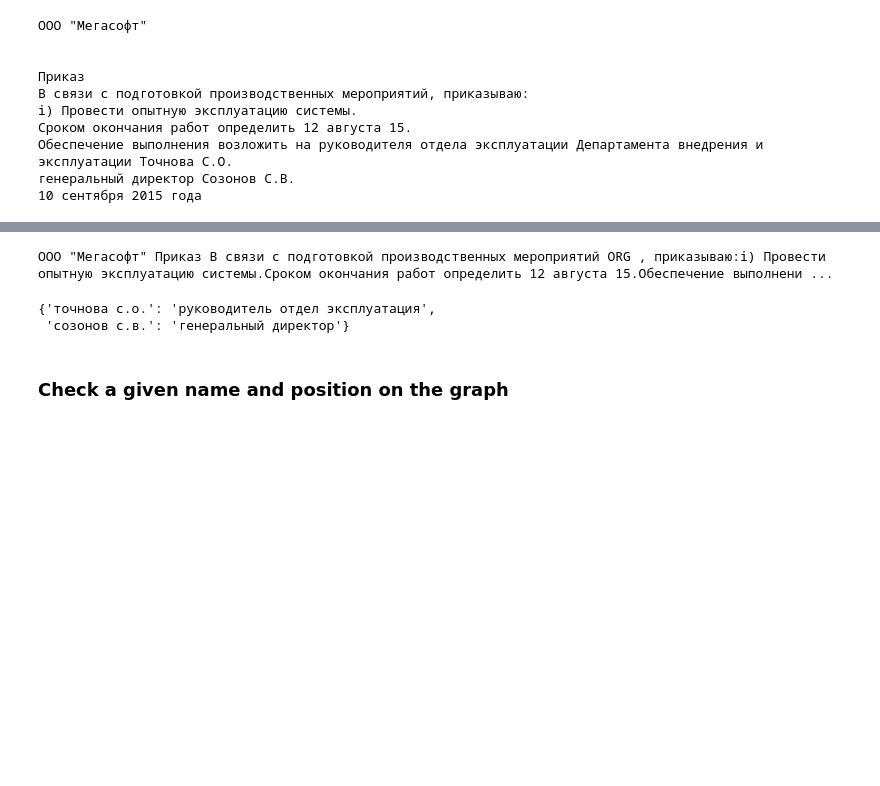
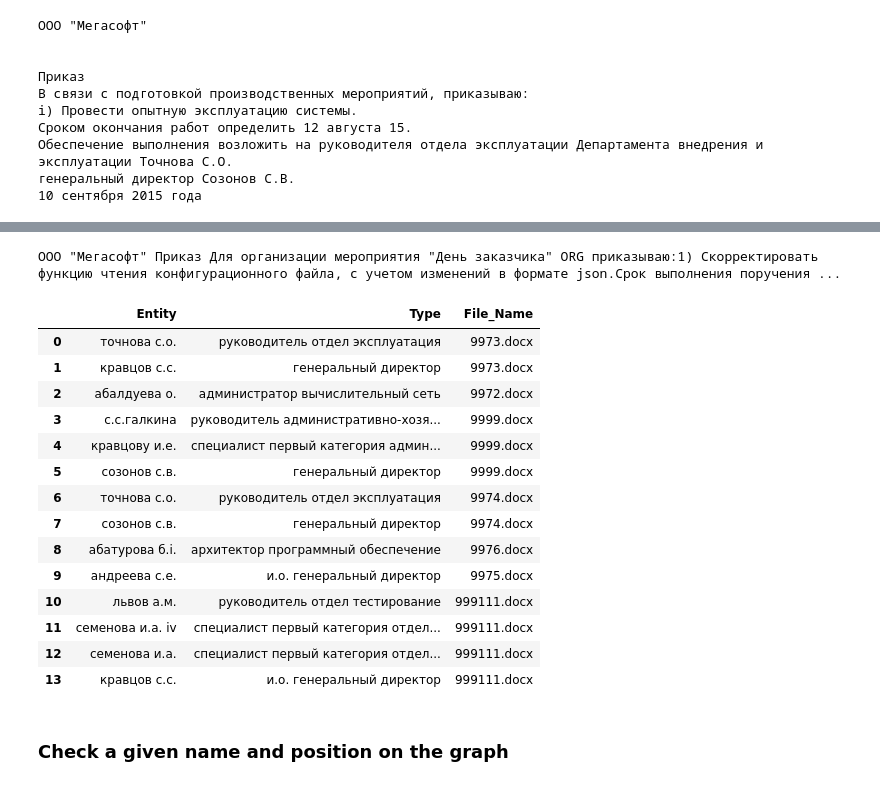
Before and after one commit to Somertonman/hackathon_2023, a Jupyter notebook: graph_org.ipynb, the cells around one changed output, grey strips where cells are left out. Saved outputs shown, nothing was run; the diff lists cells and outputs as text; code cells hidden in the pictures; blank space fills up the shorter version.

```diff
--- a/graph_org.ipynb
+++ b/graph_org.ipynb
@@ -435,16 +470,21 @@ i) Провести опытную эксплуатацию системы.
 # %%
+import random
 import spacy
+from spacy import displacy
 
 # Load the language model
 nlp = spacy.load("ru_core_news_lg")
 
-# Process text and create a doc object
-doc = nlp(text)
+# Select a random text from the dictionary
+random_text = random.choice(list(text_dict.values()))
+
+# Process the text and create a doc object
+doc = nlp(random_text)
 
 # Pass the doc object to displacy.render()
 displacy.render(doc, style='ent', jupyter=True)
 # %% [output]
-ООО "Мегасофт" Приказ В связи с подготовкой производственных мероприятий ORG , приказываю:i) Провести опытную эксплуатацию системы.Сроком окончания работ определить 12 августа 15.Обеспечение выполнени ...
+ООО "Мегасофт" Приказ Для организации мероприятия "День заказчика" ORG приказываю:1) Скорректировать функцию чтения конфигурационного файла, с учетом изменений в формате json.Срок выполнения поручения ...
 # %%
 def im_pad(text):
   morph = pymorphy2.MorphAnalyzer()
@@ -466,20 +506,59 @@ def name_to_initials(full_name):
     lastname = name_parts[0]
     initials = "".join([part[0] + "." for part in name_parts[1:]])
     return lastname + " " + initials
-# %%
-doc = nlp(text)
-names = []
-for ent in doc.ents:
-    if ent.label_ == "PER":
-        names.append(ent.text)
-
-dict_emp = {}
-for i in names:
-    dict_emp[name_to_initials(i.lower()).replace(". ", ".")] = im_pad(qa_pipeline(f"Какая должность у {i}?", text)['answer'])
-
-dict_emp
-# %% [output]
-{'точнова с.о.': 'руководитель отдел эксплуатация',
- 'созонов с.в.': 'генеральный директор'}
+# %%
+df_docx = pd.DataFrame(columns=['Entity', 'Type', 'File_Name'])
+
+# Loop through the files in the dictionary
+for file_name, text in text_dict.items():
+    # Process the text and create a doc object
+    doc = nlp(text)
+    names = []
+    for ent in doc.ents:
+        if ent.label_ == "PER":
+            names.append(ent.text)
+    dict_emp = {}
+    for i in names:
+        dict_emp[name_to_initials(i.lower()).replace(". ", ".")] = im_pad(qa_pipeline(f"Какая должность у {i}?", text)['answer'])
+    for entity, type in dict_emp.items():
+        df_docx = df_docx.append({'Entity': entity, 'Type': type, 'File_Name': file_name}, ignore_index=True)
+
+# Get all unique file names
+file_names = list(set(df_docx['File_Name']))
+
+# Assign a random color to each file name
+color_map = {}
+
+for i in range(len(file_names)):
+    color = random.choice(['red', 'green', 'blue', 'purple', 'orange'])
+    if i > 0:
+        while color_map.get(file_names[i-1]) == color:
+            color = random.choice(['red', 'green', 'blue', 'purple', 'orange'])
+    color_map[file_names[i]] = color
+
+def highlight_file(dataframe):
+    df = pd.DataFrame('', index=dataframe.index, columns=dataframe.columns)
+    for file_name, color in color_map.items():
+        mask = dataframe['File_Name'] == file_name
+        df.loc[mask, :] = 'background-color: %s' % color
+    return df
+
+df_docx.style.apply(highlight_file, axis=None)
+# %% [output]
+|  | Entity | Type | File_Name |
+| 0 | точнова с.о. | руководитель отдел эксплуатация | 9973.docx |
+| 1 | кравцов с.с. | генеральный директор | 9973.docx |
+| 2 | абалдуева о. | администратор вычислительный сеть | 9972.docx |
+| 3 | с.с.галкина | руководитель административно-хозя... | 9999.docx |
+| 4 | кравцову и.е. | специалист первый категория админ... | 9999.docx |
+| 5 | созонов с.в. | генеральный директор | 9999.docx |
+| 6 | точнова с.о. | руководитель отдел эксплуатация | 9974.docx |
+| 7 | созонов с.в. | генеральный директор | 9974.docx |
+| 8 | абатурова б.i. | архитектор программный обеспечение | 9976.docx |
+| 9 | андреева с.е. | и.о. генеральный директор | 9975.docx |
+| 10 | львов а.м. | руководитель отдел тестирование | 999111.docx |
+| 11 | семенова и.а. iv | специалист первый категория отдел... | 999111.docx |
+| 12 | семенова и.а. | специалист первый категория отдел... | 999111.docx |
+| 13 | кравцов с.с. | и.о. генеральный директор | 999111.docx |
 # %% [markdown]
 ### Check a given name and position on the graph
```
Also changed, not shown: parts of 9 cells of this notebook.
